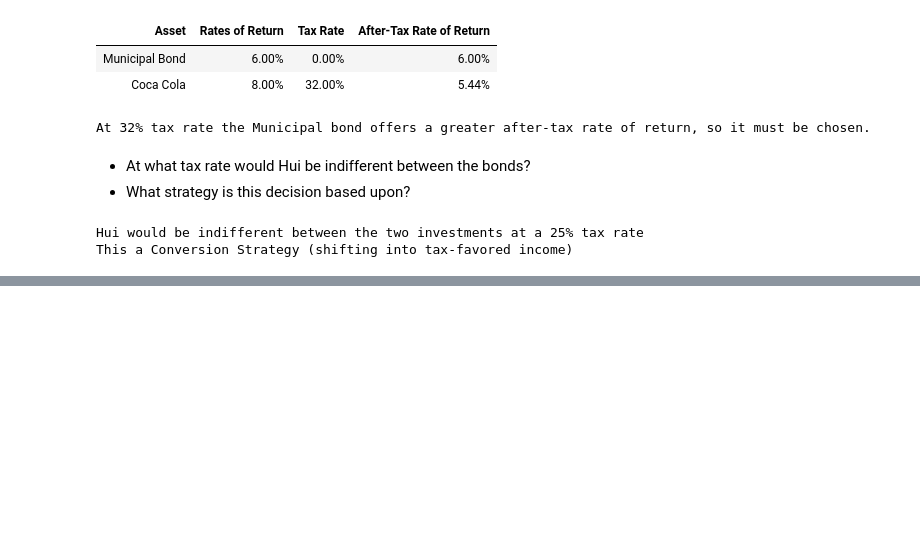
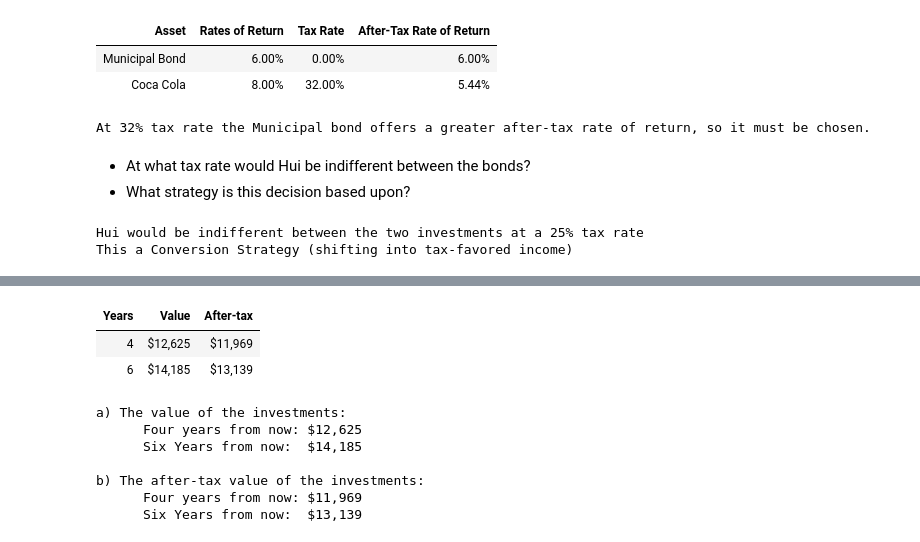
Before and after one commit to ekmartinez/Federal_Taxation, a Jupyter notebook: 02_Tax_Planning_Strategies/02_Tax_Planning_Strategies_Exercises.ipynb, the cells around one changed output, grey strips where cells are left out. Drawn from its saved outputs; the diff is of its cells as text; code cells hidden in the pictures; blank space fills up the shorter version.

```diff
--- a/02_Tax_Planning_Strategies/02_Tax_Planning_Strategies_Exercises.ipynb
+++ b/02_Tax_Planning_Strategies/02_Tax_Planning_Strategies_Exercises.ipynb
@@ -828,0 +836,13 @@ This a Conversion Strategy (shifting into tax-favored income)
+# %%
+fizbo_stock = 1000 * 20
+capital_gains_rate = .15
+marginal_tax_rate = .35
+
+a = RPNEngine(f"{fizbo_stock} {marginal_tax_rate} {capital_gains_rate} - *").safe_evaluate().value
+print(f"""
+a) By holding the stock for an additional month before selling, she will save: ${a:,.0f}
+b) A couple of possible reasons:
+    - Risk that the stock price could fall during the waiting period.
+    - Wanting to offset short-term capital gains with short-term capital losses.
+    - Needing the cash.
+""")
@@ -828,0 +880,44 @@ This a Conversion Strategy (shifting into tax-favored income)
+# %%
+investment = -10000
+rate_of_return = .06
+marginal_tax_rate = .25
+
+
+data = {
+    "Years": [4, 6],
+    "Value": [],
+    "After-tax": []
+    }
+
+for year in data["Years"] :
+    fv = RPNEngine(f"{rate_of_return} {year} 0 {investment} fv").safe_evaluate().value
+    after_tax = RPNEngine(f"{fv} {fv} {investment} + {marginal_tax_rate} * -").safe_evaluate().value
+    data["Value"].append(fv)
+    data["After-tax"].append(after_tax)
+
+df = pd.DataFrame(data)
+df["Value"] = df["Value"].map("${:,.0f}".format)
+df["After-tax"] = df["After-tax"].map("${:,.0f}".format)
+display(HTML(df.to_html(index=False)))
+
+print(f"""
+a) The value of the investments:
+      Four years from now: ${data["Value"][0]:,.0f}
+      Six Years from now:  ${data["Value"][1]:,.0f}
+
+b) The after-tax value of the investments:
+      Four years from now: ${data["After-tax"][0]:,.0f}
+      Six Years from now:  ${data["After-tax"][1]:,.0f}
+
+""")
+# %% [output]
+| Years | Value | After-tax |
+| 4 | $12,625 | $11,969 |
+| 6 | $14,185 | $13,139 |
+a) The value of the investments:
+      Four years from now: $12,625
+      Six Years from now:  $14,185
+
+b) The after-tax value of the investments:
+      Four years from now: $11,969
+      Six Years from now:  $13,139
```
Also changed, not shown: parts of 10 cells of this notebook.
